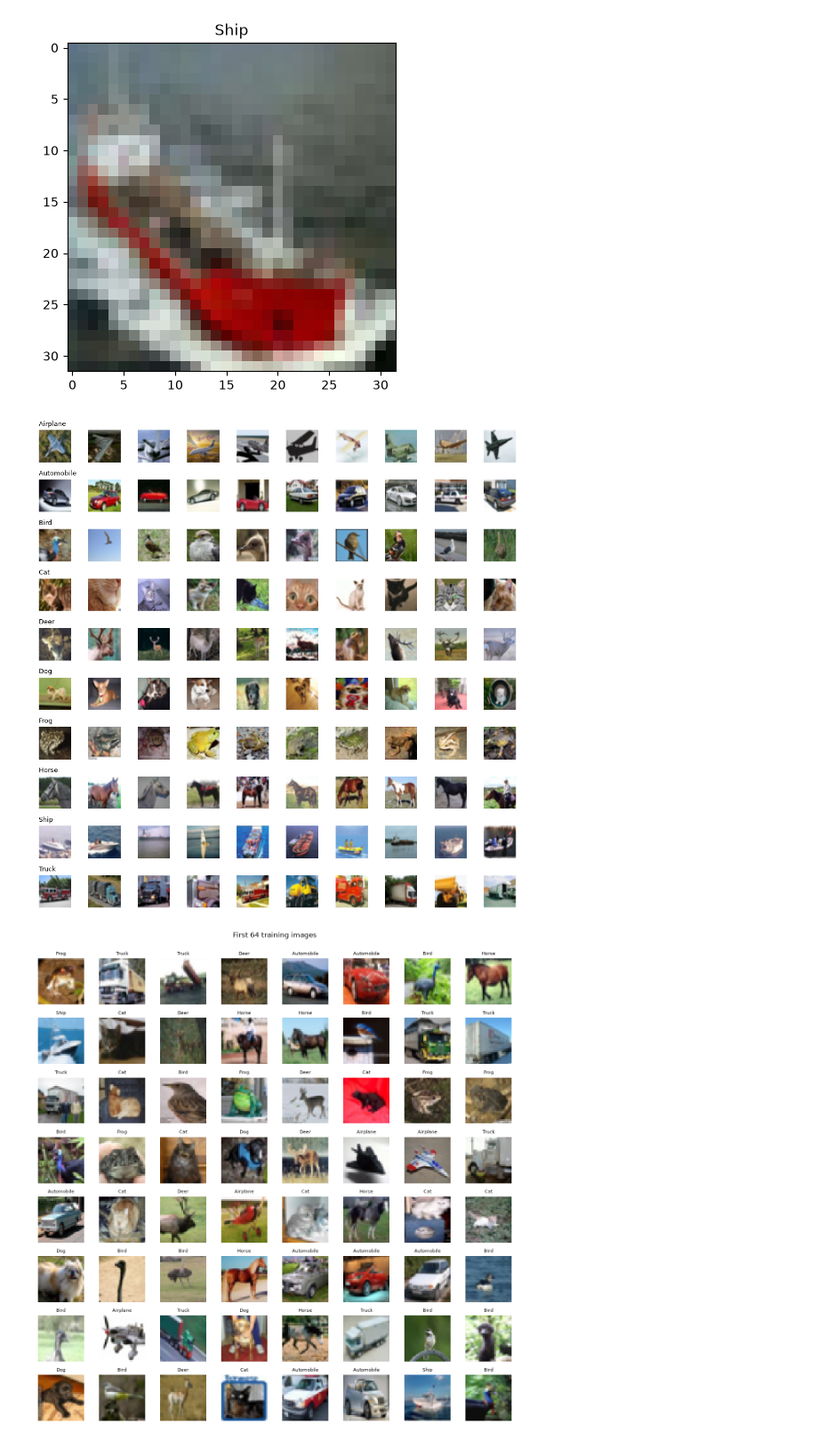
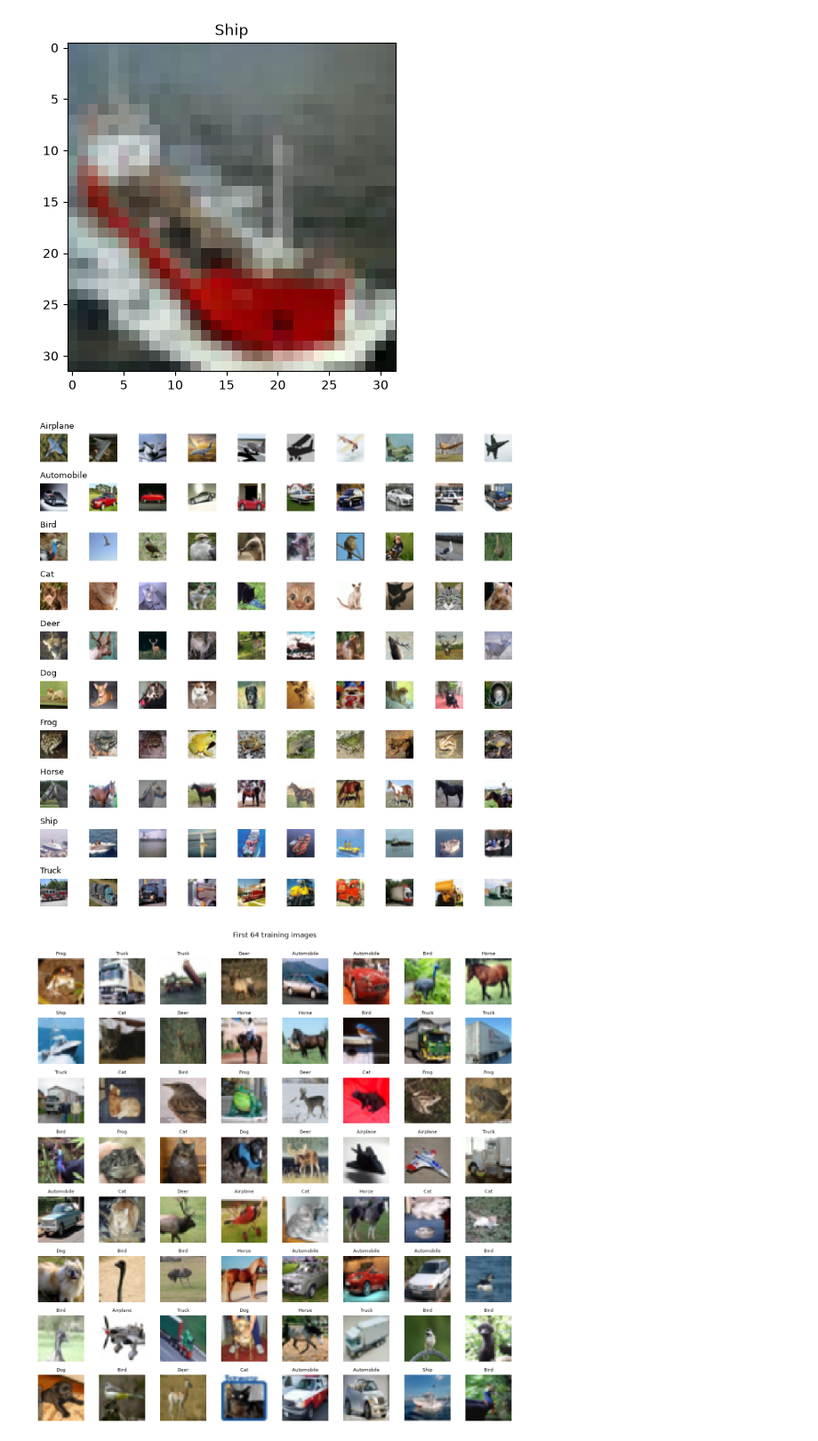
Before and after one commit to isapour0/CIFAR10-mlp-cnn, a Jupyter notebook: notebooks/CIFAR10-mlp.ipynb, the cells around one changed output. Shown at 89% size. Cells and saved outputs as stored; diff of their text form; code cells hidden in the pictures.

```diff
--- a/notebooks/CIFAR10-mlp.ipynb
+++ b/notebooks/CIFAR10-mlp.ipynb
@@ -221,18 +228,20 @@ plt.show()
 [figure]
 # %%
 rng = np.random.default_rng(RANDOM_STATE)
+FIG_DIR = Path("../reports/figures")
+FIG_DIR.mkdir(parents=True, exist_ok=True)
 
-fig, axes = plt.subplots(10, 10, figsize=(10, 10))
+fig, axes = plt.subplots(10, 10, figsize=(8, 8))
 for k in range(10):
     idx = rng.choice(np.where(y_train.ravel() == k)[0], size=10, replace=False)
     for j, i in enumerate(idx):
         axes[k, j].imshow(X_train[i])
         axes[k, j].axis("off")
     axes[k, 0].set_title(classes_name[k], fontsize=9, loc="left")
 
 plt.tight_layout()
 plt.savefig(FIG_DIR / "samples_per_class.png", dpi=150, bbox_inches="tight")
 plt.show()
 # %% [output]
-[figure, old version]
+[figure, new version]
 # %%
```
Also changed, not shown: parts of 9 cells of this notebook, 2 other files.
